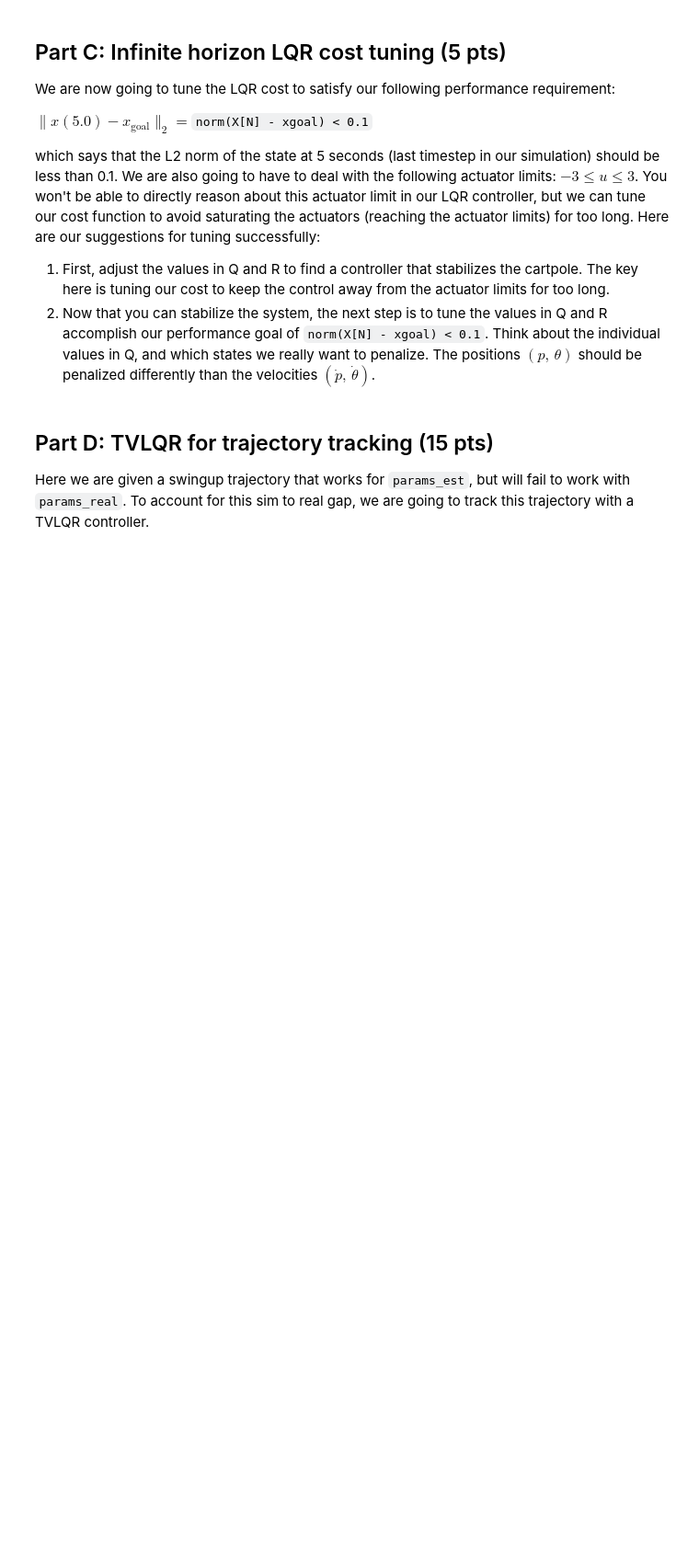
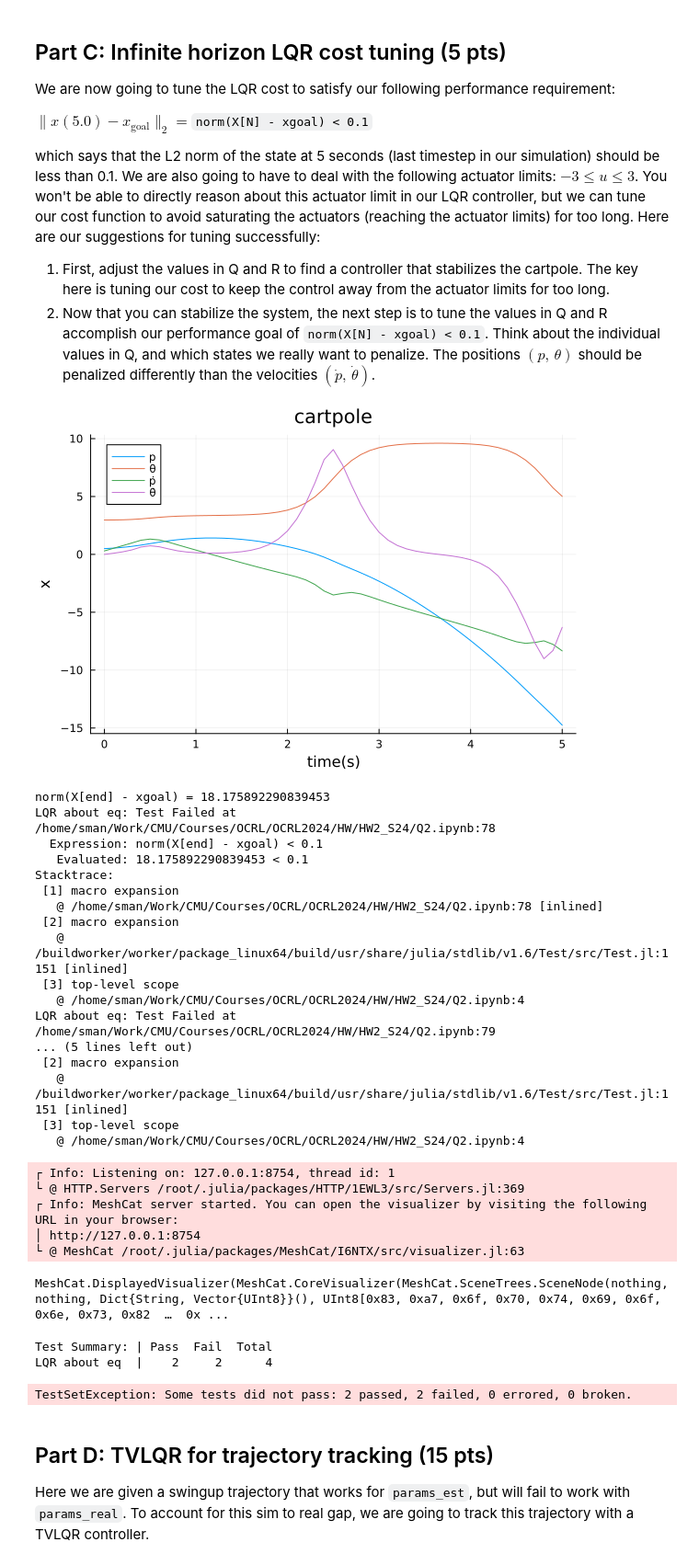
Before and after one commit to stevenwman/OCRL2024, a Jupyter notebook: HW/HW2_S24/Q2.ipynb, the cells around one changed output. Shown: that part at 92% size. Drawn from its saved outputs; the diff is of its cells as text; code cells hidden in the pictures; blank space fills up the shorter version.

```diff
--- a/HW/HW2_S24/Q2.ipynb
+++ b/HW/HW2_S24/Q2.ipynb
@@ -346,37 +385,95 @@ which says that the L2 norm of the state at 5 seconds (last timestep in our simu
     # TODO: solve for the infinite horizon LQR gain Kinf
 
     # cost terms
-    Q = diagm([1,1,.05,.1])
-    R = 0.1*diagm(ones(nu))
+    Q = diagm([10,1/0.5,100,1/0.05])
+    R = 10*diagm(ones(nu))
 
     Kinf = zeros(1,4)
+
+    P = deepcopy(Q)
+    tol = 1e-5
+
+    x_linearize = xgoal
+    u_linearize = 0
+
+    Ac = FD.jacobian(_x -> dynamics(params_est, _x, u_linearize), x_linearize)
+    Bc = FD.derivative(_u -> dynamics(params_est, x_linearize, _u), u_linearize)
+
+    Dc = zeros(nx+nu,nx+nu)
+    Dc[1:nx, 1:nx+nu] = [Ac Bc]
+    Dd = exp(Dc*dt)
+    A, B = (Dd[1:nx, 1:nx], Dd[1:nx, (nx+1):(nx+nu)])
+
+    for ricatti_iter = 1:1000
+        K = (R + B' * P * B) \ (B' * P * A)
+        P_kp1 = Q + A'* P * (A - B * K)
+
+        if norm(P - P_kp1) < tol
+            Kinf = K
+            break
+        end
+
+        P = P_kp1
+    end
 
     # vector of length 1 vectors for our control
     U = [zeros(1) for i = 1:N-1]
 
-
-
     # TODO: simulate this controlled system with rk4(params_real, ...)
     # TODO: make sure you clamp the control input with clamp.(U[i], -3.0, 3.0)
 
+    for ii = 2:N
+        U[ii-1] = clamp.(-Kinf*(X[ii-1]-xgoal),-3,3)
+        X[ii] = rk4(params_real, X[ii-1],U[ii-1], dt)
+    end
+
+    @show norm(X[end] - xgoal)
 
     # ---------------tests and plots/animations---------------
     @test X[1] == x0  # initial condition is used
     @test norm(X[end])>0 # end is nonzero
     @test norm(X[end] - xgoal) < 0.1 # within 0.1 of the goal
     @test norm(vcat(U...), Inf) <= 3.0 # actuator limits are respected
 
     Xm = hcat(X...)
     display(plot(t_vec,Xm',title = "cartpole",
                  xlabel = "time(s)", ylabel = "x",
                  label = ["p" "θ" "ṗ" "θ̇"]))
 
     # animation stuff
     display(animate_cartpole(X, dt))
     # ---------------tests and plots/animations---------------
 
 
 end
+# %% [output]
+[figure, added]
+norm(X[end] - xgoal) = 18.175892290839453
+LQR about eq: Test Failed at /home/sman/Work/CMU/Courses/OCRL/OCRL2024/HW/HW2_S24/Q2.ipynb:78
+  Expression: norm(X[end] - xgoal) < 0.1
+   Evaluated: 18.175892290839453 < 0.1
+Stacktrace:
+ [1] macro expansion
+   @ /home/sman/Work/CMU/Courses/OCRL/OCRL2024/HW/HW2_S24/Q2.ipynb:78 [inlined]
+ [2] macro expansion
+   @ /buildworker/worker/package_linux64/build/usr/share/julia/stdlib/v1.6/Test/src/Test.jl:1151 [inlined]
+ [3] top-level scope
+   @ /home/sman/Work/CMU/Courses/OCRL/OCRL2024/HW/HW2_S24/Q2.ipynb:4
+LQR about eq: Test Failed at /home/sman/Work/CMU/Courses/OCRL/OCRL2024/HW/HW2_S24/Q2.ipynb:79
+... (5 lines left out)
+ [2] macro expansion
+   @ /buildworker/worker/package_linux64/build/usr/share/julia/stdlib/v1.6/Test/src/Test.jl:1151 [inlined]
+ [3] top-level scope
+   @ /home/sman/Work/CMU/Courses/OCRL/OCRL2024/HW/HW2_S24/Q2.ipynb:4
+┌ Info: Listening on: 127.0.0.1:8754, thread id: 1
+└ @ HTTP.Servers /root/.julia/packages/HTTP/1EWL3/src/Servers.jl:369
+┌ Info: MeshCat server started. You can open the visualizer by visiting the following URL in your browser:
+│ http://127.0.0.1:8754
+└ @ MeshCat /root/.julia/packages/MeshCat/I6NTX/src/visualizer.jl:63
+MeshCat.DisplayedVisualizer(MeshCat.CoreVisualizer(MeshCat.SceneTrees.SceneNode(nothing, nothing, Dict{String, Vector{UInt8}}(), UInt8[0x83, 0xa7, 0x6f, 0x70, 0x74, 0x69, 0x6f, 0x6e, 0x73, 0x82  …  0x ...
+Test Summary: | Pass  Fail  Total
+LQR about eq  |    2     2      4
+TestSetException: Some tests did not pass: 2 passed, 2 failed, 0 errored, 0 broken.
 # %% [markdown]
 ## Part D: TVLQR for trajectory tracking (15 pts)
 
```
Also changed, not shown: parts of 2 cells of this notebook.
